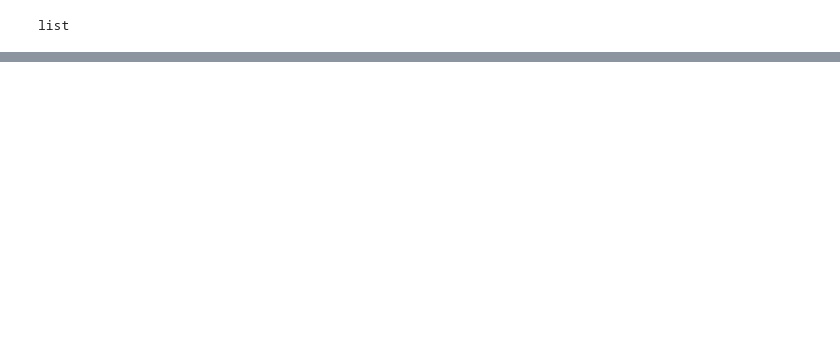
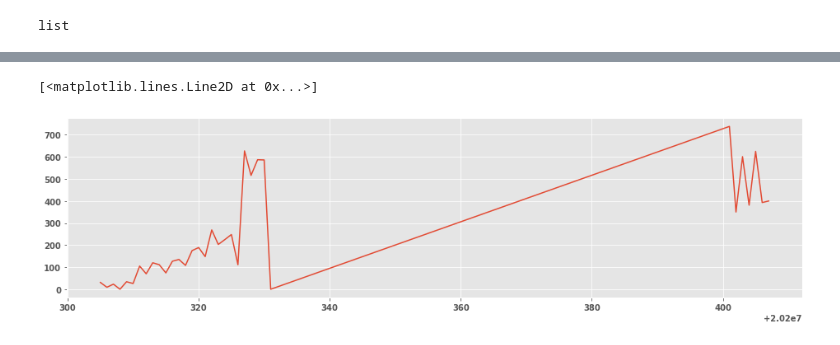
Before and after one commit to jdybuncio/usa-mortality-investigation, a Jupyter notebook: data_import_covid_tracking_project.ipynb, the cells around one changed output, grey strips where cells are left out. Cells and saved outputs as stored; diff of their text form; code cells hidden in the pictures; blank space fills up the shorter version.

Commit message:
Adds first round of visualizations to notebooks

```diff
--- a/data_import_covid_tracking_project.ipynb
+++ b/data_import_covid_tracking_project.ipynb
@@ -132,0 +134,11 @@ ax.plot(df_ny['date'],df_ny['deathIncrease'])
+# %%
+mask = df_states['state'] == 'WA'
+# %%
+df_wa = df_states[mask]
+# %%
+fig, ax = plt.subplots(figsize = (16,4))
+
+ax.plot(df_wa['date'],df_wa['positiveIncrease'])
+# %% [output]
+[<matplotlib.lines.Line2D at 0x...>]
+[figure, added]
```
Also changed, not shown: parts of 9 cells of this notebook, 1 other file.
